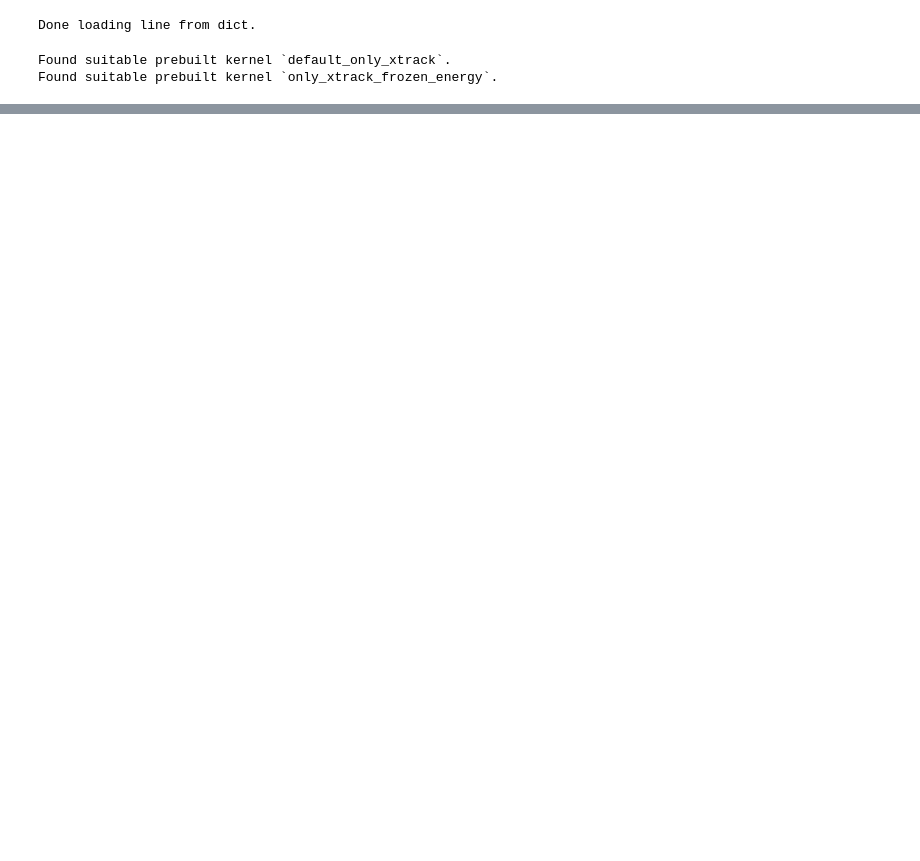
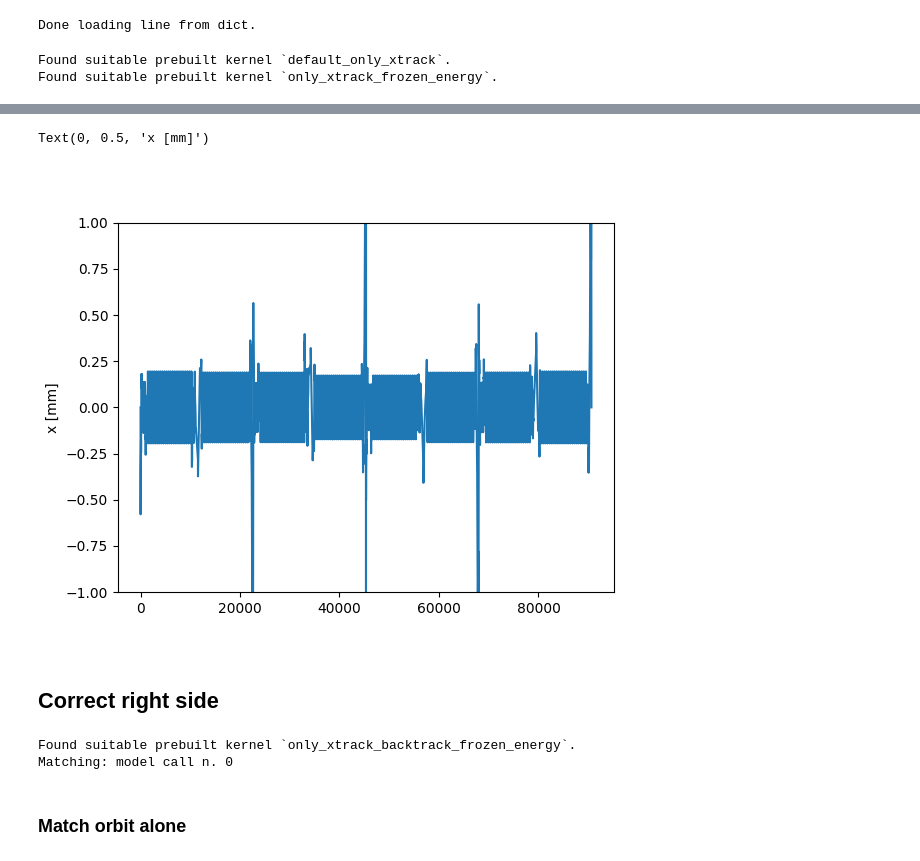
Before and after one commit to xsuite/tutorial_abp_demo, a Jupyter notebook: notebook_00_fccee_solenoid.ipynb, the cells around one changed output, grey strips where cells are left out. Drawn from its saved outputs; the diff is of its cells as text; code cells hidden in the pictures; blank space fills up the shorter version.

Commit message:
Correct right side

```diff
--- a/notebook_00_fccee_solenoid.ipynb
+++ b/notebook_00_fccee_solenoid.ipynb
@@ -44,0 +35,39 @@ plt.plot(tw_sol_on.s, tw_sol_on.y)
+# %%
+plt.figure()
+plt.plot(tw_sol_off.s, tw_sol_on.x*1e3)
+plt.ylim(-1, 1)
+plt.ylabel('x [mm]')
+# %% [output]
+Text(0, 0.5, 'x [mm]')
+[figure, added]
+# %% [markdown]
+## Correct right side
+# %%
+opt_r = line.match(
+    solve=False,
+    method='4d', n_steps_max=30,
+    start='ip.1', end='pqc2re.1',
+    init=tw_sol_off, init_at=xt.END,
+    vary=[
+        xt.VaryList(['acb1h.r1', 'acb2h.r1','acb1v.r1', 'acb2v.r1'], step=1e-8, tag='corr_r'),            # dipole corr
+        xt.VaryList(['ks1.r1', 'ks2.r1', 'ks3.r1', 'ks0.r1'], step=1e-7, tag='skew_r'),                   # skeq quad
+        xt.VaryList(['corr_k1.r1', 'corr_k2.r1', 'corr_k3.r1', 'corr_k0.r1'], step=1e-6, tag='normal_r'), # norm quad
+    ],
+    targets=[
+        xt.TargetSet(['x', 'y'], value=tw_sol_off, tol=1e-7, at='ip.1', tag='orbit'),
+        xt.TargetSet(['px', 'py'], value=tw_sol_off, tol=1e-10, at='ip.1', tag='orbit'),
+        xt.TargetRmatrix(r13=0, r14=0, r23=0, r24=0, # Y-X block
+                         r31=0, r32=0, r41=0, r42=0, # X-Y block,
+                         start='ip.1', end='pqc2re.1', tol=1e-6, tag='coupl'),
+        xt.Target('mux', value=tw_sol_off, at='ip.1', tag='mu_ip', weight=0.1, tol=1e-6),
+        xt.Target('muy', value=tw_sol_off, at='ip.1', tag='mu_ip', weight=0.1, tol=1e-6),
+        xt.Target('betx', value=tw_sol_off, at='ip.1', tag='bet_ip', weight=1, tol=1e-5),
+        xt.Target('bety', value=tw_sol_off, at='ip.1', tag='bet_ip', weight=10, tol=1e-6),
+        xt.Target('alfx', value=tw_sol_off, at='ip.1', tag='alf_ip', weight=0.1, tol=1e-4),
+        xt.Target('alfy', value=tw_sol_off, at='ip.1', tag='alf_ip', weight=0.1, tol=1e-4),
+
+    ]
+)
+# %% [output]
+Found suitable prebuilt kernel `only_xtrack_backtrack_frozen_energy`.
+Matching: model call n. 0
@@ -44,0 +76,2 @@ plt.plot(tw_sol_on.s, tw_sol_on.y)
+# %% [markdown]
+### Match orbit alone
```
Also changed, not shown: parts of 20 cells of this notebook.
